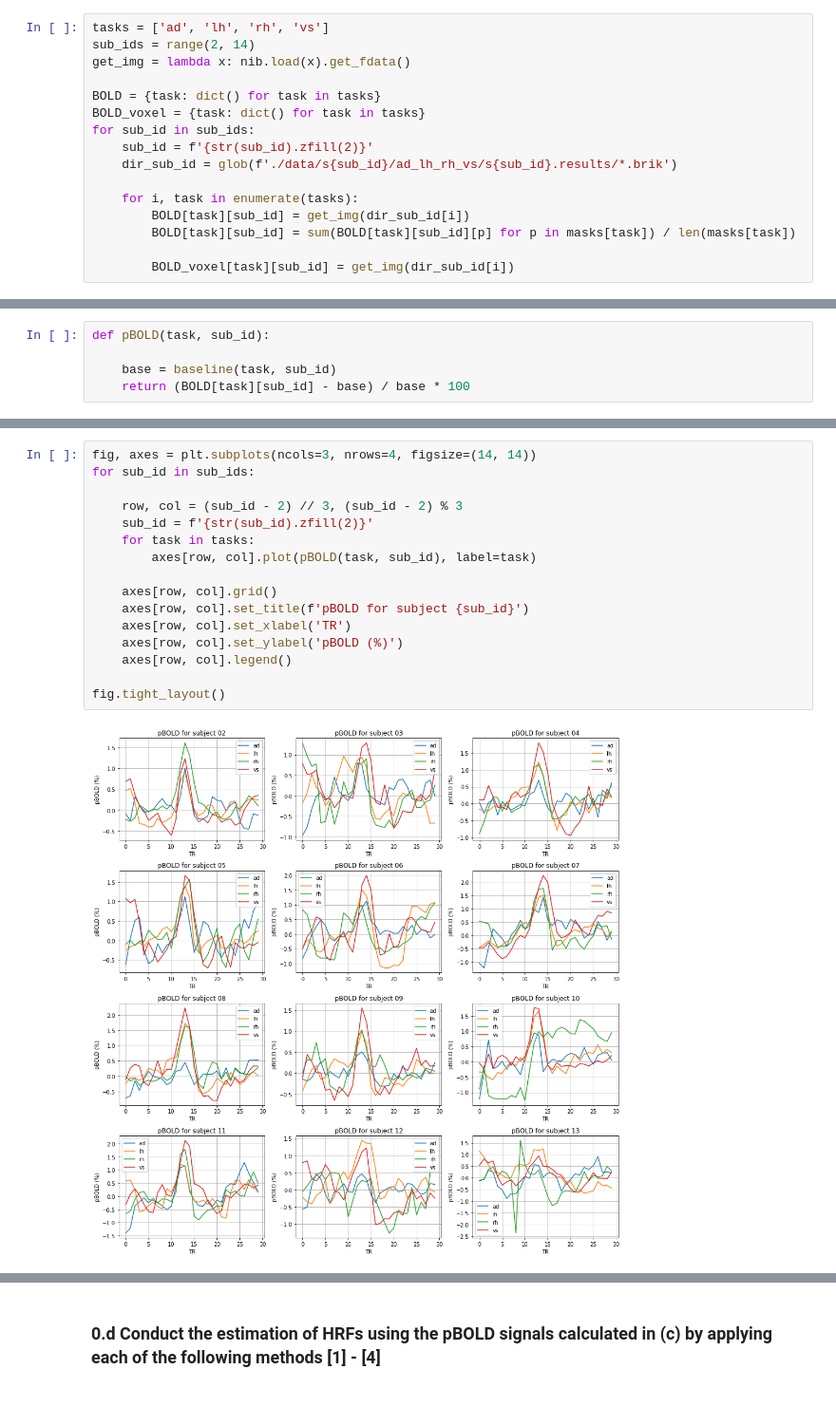
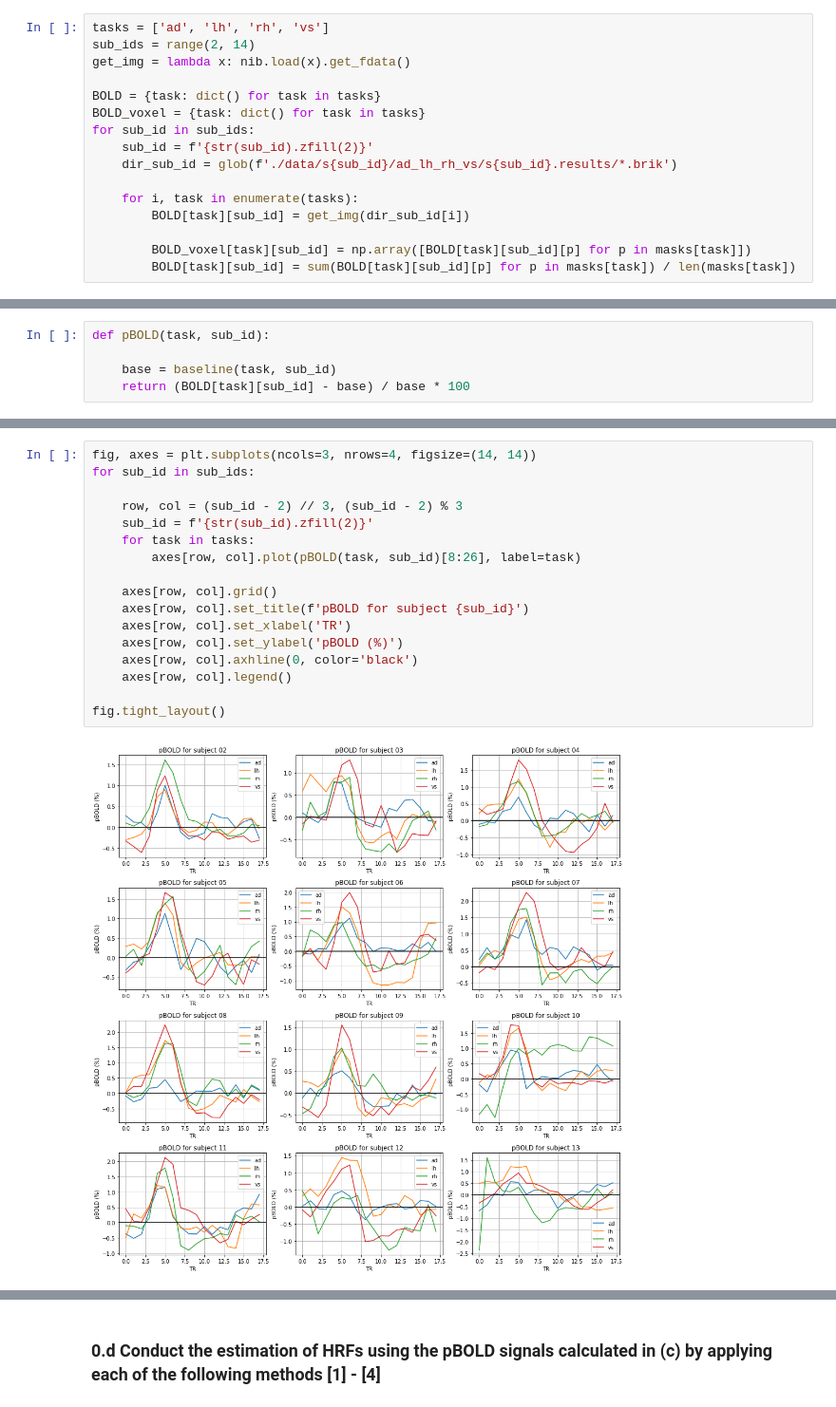
Before and after one commit to 1pha/hrf-estimation, a Jupyter notebook: HW1_DaehyunCho.ipynb, the cells around one changed output, grey strips where cells are left out. Shown at 95% size. Cells and saved outputs as stored; diff of their text form.

Commit message:
[voxel-wise]

```diff
--- a/HW1_DaehyunCho.ipynb
+++ b/HW1_DaehyunCho.ipynb
@@ -50,9 +50,9 @@ for sub_id in sub_ids:
 
     for i, task in enumerate(tasks):
         BOLD[task][sub_id] = get_img(dir_sub_id[i])
+
+        BOLD_voxel[task][sub_id] = np.array([BOLD[task][sub_id][p] for p in masks[task]])
         BOLD[task][sub_id] = sum(BOLD[task][sub_id][p] for p in masks[task]) / len(masks[task])
-
-        BOLD_voxel[task][sub_id] = get_img(dir_sub_id[i])
 # %% [markdown]
 Now each task dictionary contains for each subjects averaged BOLD signal of their ROIs. For example auditory task(`ad`), subject 02's bold signals are as followed
 # %%
@@ -109,18 +156,19 @@ def pBOLD(task, sub_id):
 # %%
 fig, axes = plt.subplots(ncols=3, nrows=4, figsize=(14, 14))
 for sub_id in sub_ids:
 
     row, col = (sub_id - 2) // 3, (sub_id - 2) % 3
     sub_id = f'{str(sub_id).zfill(2)}'
     for task in tasks:
-        axes[row, col].plot(pBOLD(task, sub_id), label=task)
+        axes[row, col].plot(pBOLD(task, sub_id)[8:26], label=task)
 
     axes[row, col].grid()
     axes[row, col].set_title(f'pBOLD for subject {sub_id}')
     axes[row, col].set_xlabel('TR')
     axes[row, col].set_ylabel('pBOLD (%)')
+    axes[row, col].axhline(0, color='black')
     axes[row, col].legend()
 
 fig.tight_layout()
 # %% [output]
-[figure, old version]
+[figure, new version]
```
Also changed, not shown: parts of 10 cells of this notebook.
